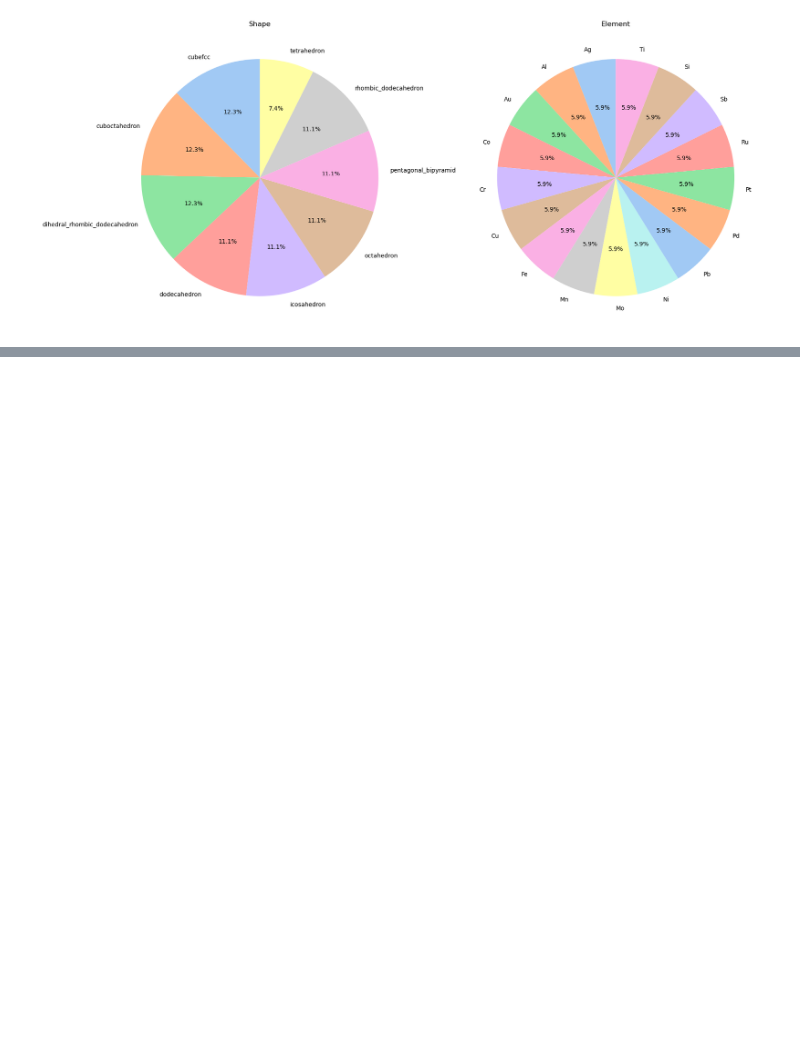
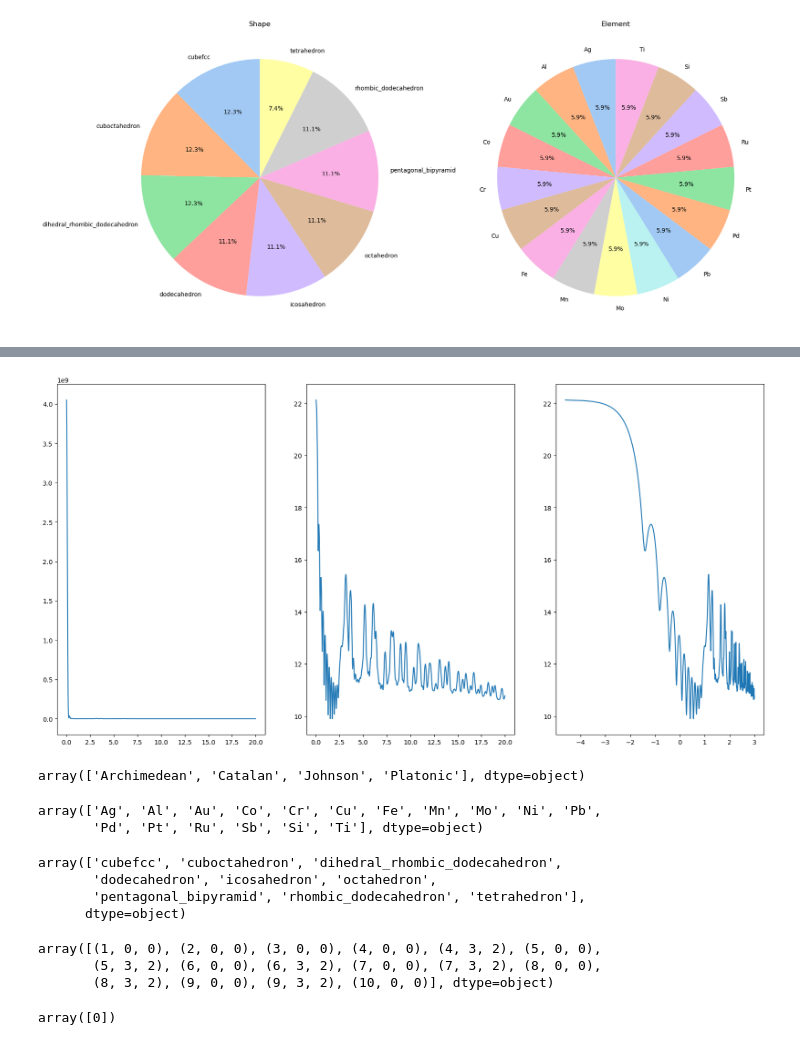
Before and after one commit to mouna0403/Projet-RI, a Jupyter notebook: Nanoparticules.ipynb, the cells around one changed output, grey strips where cells are left out. Drawn from its saved outputs; the diff is of its cells as text; code cells hidden in the pictures; blank space fills up the shorter version.

```diff
--- a/Nanoparticules.ipynb
+++ b/Nanoparticules.ipynb
@@ -121,0 +143,37 @@ Text(0.5, 1.0, 'b_iso')
+# %%
+plt.figure(figsize=(20,10))
+plt.subplot(1,3,1)
+plt.plot(data.q[433],data.Intensities[433])
+plt.subplot(1,3,2)
+plt.plot(data.q[433],np.log(data.Intensities[433]))
+plt.subplot(1,3,3)
+plt.plot(np.log(data.q[433]),np.log(data.Intensities[433]))
+plt.show()
+# %% [output]
+[figure, added]
+# %%
+np.unique(data.Solid_class)
+# %% [output]
+array(['Archimedean', 'Catalan', 'Johnson', 'Platonic'], dtype=object)
+# %%
+np.unique(data.Element)
+# %% [output]
+array(['Ag', 'Al', 'Au', 'Co', 'Cr', 'Cu', 'Fe', 'Mn', 'Mo', 'Ni', 'Pb',
+       'Pd', 'Pt', 'Ru', 'Sb', 'Si', 'Ti'], dtype=object)
+# %%
+np.unique(data.Shape)
+# %% [output]
+array(['cubefcc', 'cuboctahedron', 'dihedral_rhombic_dodecahedron',
+       'dodecahedron', 'icosahedron', 'octahedron',
+       'pentagonal_bipyramid', 'rhombic_dodecahedron', 'tetrahedron'],
+      dtype=object)
+# %%
+np.unique(data.Size_parameters)
+# %% [output]
+array([(1, 0, 0), (2, 0, 0), (3, 0, 0), (4, 0, 0), (4, 3, 2), (5, 0, 0),
+       (5, 3, 2), (6, 0, 0), (6, 3, 2), (7, 0, 0), (7, 3, 2), (8, 0, 0),
+       (8, 3, 2), (9, 0, 0), (9, 3, 2), (10, 0, 0)], dtype=object)
+# %%
+np.unique(data.polydispersity)
+# %% [output]
+array([0])
```
Also changed, not shown: parts of 9 cells of this notebook.
